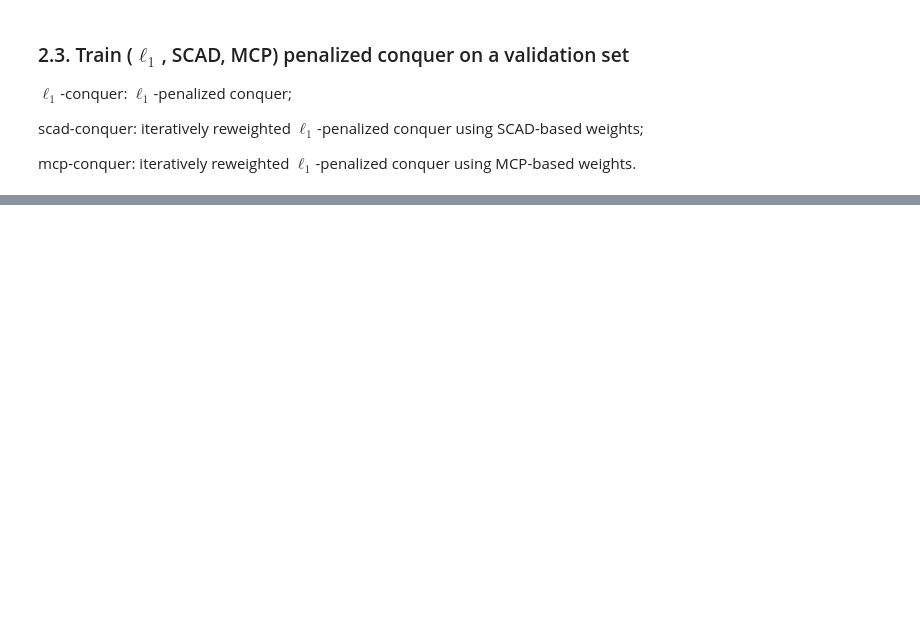
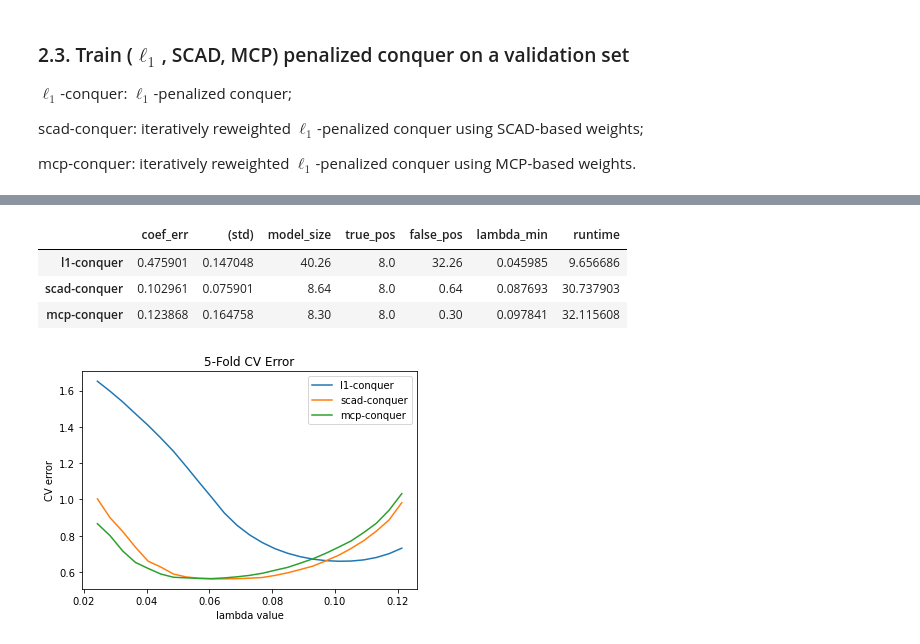
Before and after one commit to WenxinZhou/conquer, a Jupyter notebook: experiments/hd_example.ipynb, the cells around one changed output, grey strips where cells are left out. Drawn from its saved outputs; the diff is of its cells as text; code cells hidden in the pictures; blank space fills up the shorter version.

```diff
--- a/experiments/hd_example.ipynb
+++ b/experiments/hd_example.ipynb
@@ -534,0 +482,46 @@ Text(0.5, 1.0, 'Histogram of False Positives after Bootstrap')
+# %%
+cv_l1 = {"coef_err": np.mean(metrics[0,:,0]),
+          "(std)": np.std(metrics[0,:,0]),
+          "model_size": np.mean(metrics[0,:,1]),
+          "true_pos": np.mean(metrics[0,:,2]),
+          "false_pos": np.mean(metrics[0,:,3]),
+          "lambda_min": np.mean(metrics[0,:,4]),
+          "runtime": runtime[0]/M }
+cv_scad = {"coef_err": np.mean(metrics[1,:,0]),
+            "(std)": np.std(metrics[1,:,0]),
+            "model_size": np.mean(metrics[1,:,1]),
+            "true_pos": np.mean(metrics[1,:,2]),
+            "false_pos": np.mean(metrics[1,:,3]),
+            "lambda_min": np.mean(metrics[1,:,4]),
+            "runtime": runtime[1]/M }
+cv_mcp = {"coef_err": np.mean(metrics[2,:,0]),
+           "(std)": np.std(metrics[2,:,0]),
+           "model_size": np.mean(metrics[2,:,1]),
+           "true_pos": np.mean(metrics[2,:,2]),
+           "false_pos": np.mean(metrics[2,:,3]),
+           "lambda_min": np.mean(metrics[2,:,4]),
+           "runtime": runtime[2]/M }
+cv_out = pd.DataFrame(data=[cv_l1, cv_scad, cv_mcp], index=["l1-conquer", "scad-conquer","mcp-conquer"])
+cv_out
+# %% [output]
+|  | coef_err | (std) | model_size | true_pos | false_pos | lambda_min | runtime |
+| l1-conquer | 0.475901 | 0.147048 | 40.26 | 8.0 | 32.26 | 0.045985 | 9.656686 |
+| scad-conquer | 0.102961 | 0.075901 | 8.64 | 8.0 | 0.64 | 0.087693 | 30.737903 |
+| mcp-conquer | 0.123868 | 0.164758 | 8.30 | 8.0 | 0.30 | 0.097841 | 32.115608 |
+# %%
+def cv_legend(x, y1, y2, y3):
+    plt.clf()
+    plt.plot(x,y1,label='l1-conquer')
+    plt.plot(x,y2,label='scad-conquer')
+    plt.plot(x,y3,label='mcp-conquer')
+    plt.title("5-Fold CV Error")
+    plt.xlabel("lambda value")
+    plt.ylabel("CV error")
+    plt.legend()
+
+cv_legend(lambda_seq,
+          np.mean(cv_err[0,:,:], axis=1),
+          np.mean(cv_err[1,:,:], axis=1),
+          np.mean(cv_err[2,:,:], axis=1))
+# %% [output]
+[figure, added]
```
Also changed, not shown: parts of 21 cells of this notebook.
